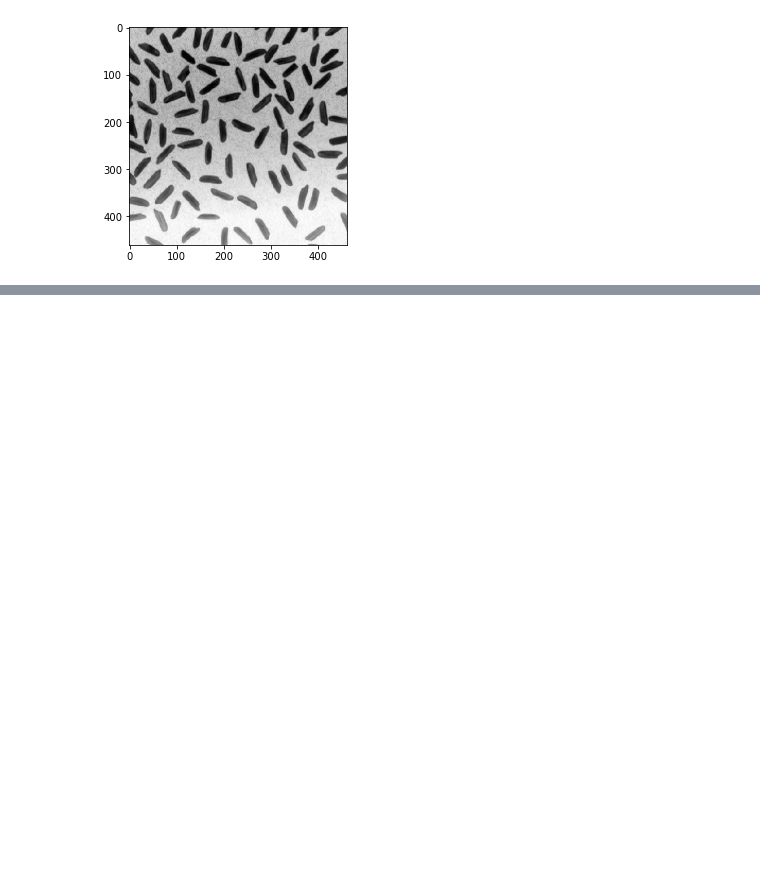
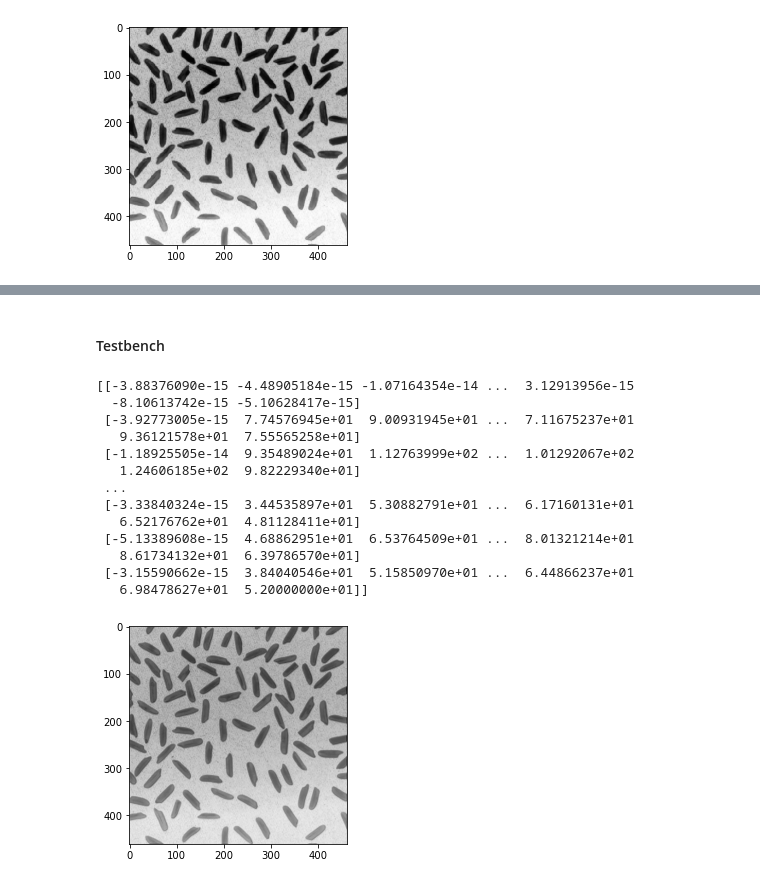
Before and after one commit to sparkcyf/SUSTech_EE326_Digital_image_Processing, a Jupyter notebook: lab2/lab2.ipynb, the cells around one changed output, grey strips where cells are left out. Saved outputs shown, nothing was run; the diff lists cells and outputs as text; code cells hidden in the pictures; blank space fills up the shorter version.

```diff
--- a/lab2/lab2.ipynb
+++ b/lab2/lab2.ipynb
@@ -188,0 +260,25 @@ plt.show()
+# %% [markdown]
+#### Testbench
+# %%
+dim = (461,461)
+output_img2 = Bicubic_11812418('rice.tif',dim)
+im = Image.fromarray(output_img2.astype(np.uint8))
+im.save("Enlarged_Bicubic_11812418.tif")
+im.save("Enlarged_Bicubic_11812418.png")
+plt.imshow(output_img2, cmap=plt.cm.Greys)
+plt.show()
+# %% [output]
+[[-3.88376090e-15 -4.48905184e-15 -1.07164354e-14 ...  3.12913956e-15
+  -8.10613742e-15 -5.10628417e-15]
+ [-3.92773005e-15  7.74576945e+01  9.00931945e+01 ...  7.11675237e+01
+   9.36121578e+01  7.55565258e+01]
+ [-1.18925505e-14  9.35489024e+01  1.12763999e+02 ...  1.01292067e+02
+   1.24606185e+02  9.82229340e+01]
+ ...
+ [-3.33840324e-15  3.44535897e+01  5.30882791e+01 ...  6.17160131e+01
+   6.52176762e+01  4.81128411e+01]
+ [-5.13389608e-15  4.68862951e+01  6.53764509e+01 ...  8.01321214e+01
+   8.61734132e+01  6.39786570e+01]
+ [-3.15590662e-15  3.84040546e+01  5.15850970e+01 ...  6.44866237e+01
+   6.98478627e+01  5.20000000e+01]]
+[figure, added]
```
Also changed, not shown: parts of 11 cells of this notebook.
